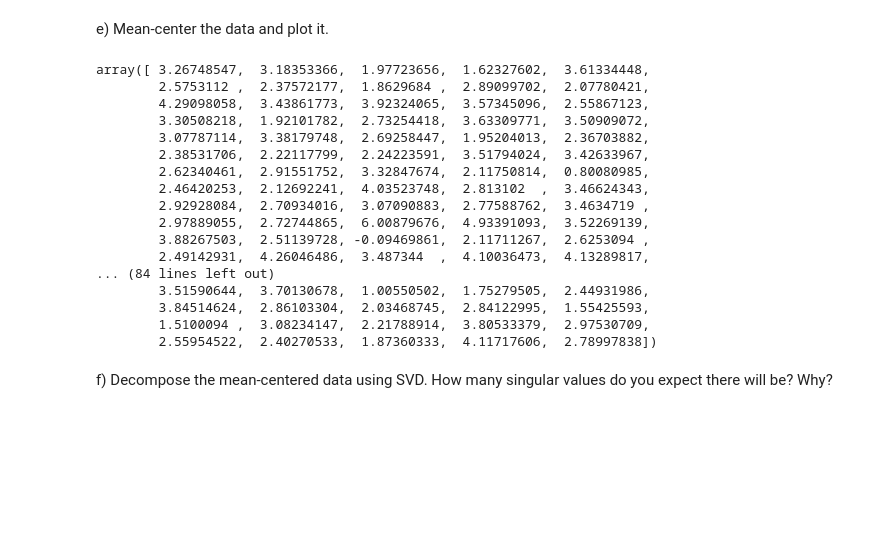
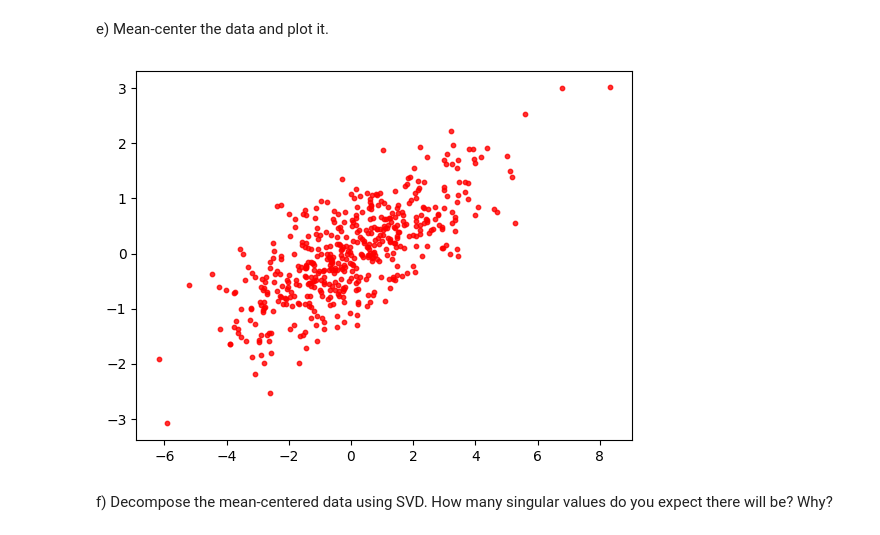
Before and after one commit to sj0726/CS506-Fall2022, a Jupyter notebook: worksheets/worksheet_08.ipynb, the cells around one changed output. Cells and saved outputs as stored; diff of their text form; code cells hidden in the pictures; blank space fills up the shorter version.

```diff
--- a/worksheets/worksheet_08.ipynb
+++ b/worksheets/worksheet_08.ipynb
@@ -91,25 +91,11 @@ plt.show()
 [figure]
 # %% [markdown]
 e) Mean-center the data and plot it.
-# %%
-X.mean(axis=0)
-# %% [output]
-array([ 3.26748547,  3.18353366,  1.97723656,  1.62327602,  3.61334448,
-        2.5753112 ,  2.37572177,  1.8629684 ,  2.89099702,  2.07780421,
-        4.29098058,  3.43861773,  3.92324065,  3.57345096,  2.55867123,
-        3.30508218,  1.92101782,  2.73254418,  3.63309771,  3.50909072,
-        3.07787114,  3.38179748,  2.69258447,  1.95204013,  2.36703882,
-        2.38531706,  2.22117799,  2.24223591,  3.51794024,  3.42633967,
-        2.62340461,  2.91551752,  3.32847674,  2.11750814,  0.80080985,
-        2.46420253,  2.12692241,  4.03523748,  2.813102  ,  3.46624343,
-        2.92928084,  2.70934016,  3.07090883,  2.77588762,  3.4634719 ,
-        2.97889055,  2.72744865,  6.00879676,  4.93391093,  3.52269139,
-        3.88267503,  2.51139728, -0.09469861,  2.11711267,  2.6253094 ,
-        2.49142931,  4.26046486,  3.487344  ,  4.10036473,  4.13289817,
-... (84 lines left out)
-        3.51590644,  3.70130678,  1.00550502,  1.75279505,  2.44931986,
-        3.84514624,  2.86103304,  2.03468745,  2.84122995,  1.55425593,
-        1.5100094 ,  3.08234147,  2.21788914,  3.80533379,  2.97530709,
-        2.55954522,  2.40270533,  1.87360333,  4.11717606,  2.78997838])
+# %%
+mean_centered = np.subtract(X, np.mean(X, axis=0))
+plt.scatter(mean_centered[:, 0], mean_centered[:, 1], s=10, alpha=0.8, color='r')
+plt.show()
+# %% [output]
+[figure, added]
 # %% [markdown]
 f) Decompose the mean-centered data using SVD. How many singular values do you expect there will be? Why?
```
Also changed, not shown: parts of 6 cells of this notebook, 8 other files.
